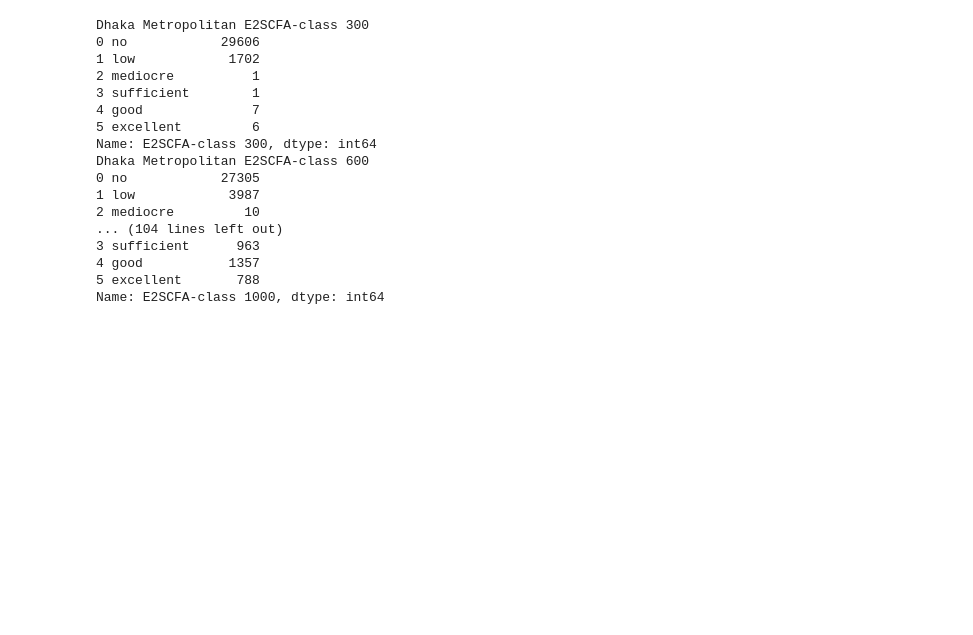
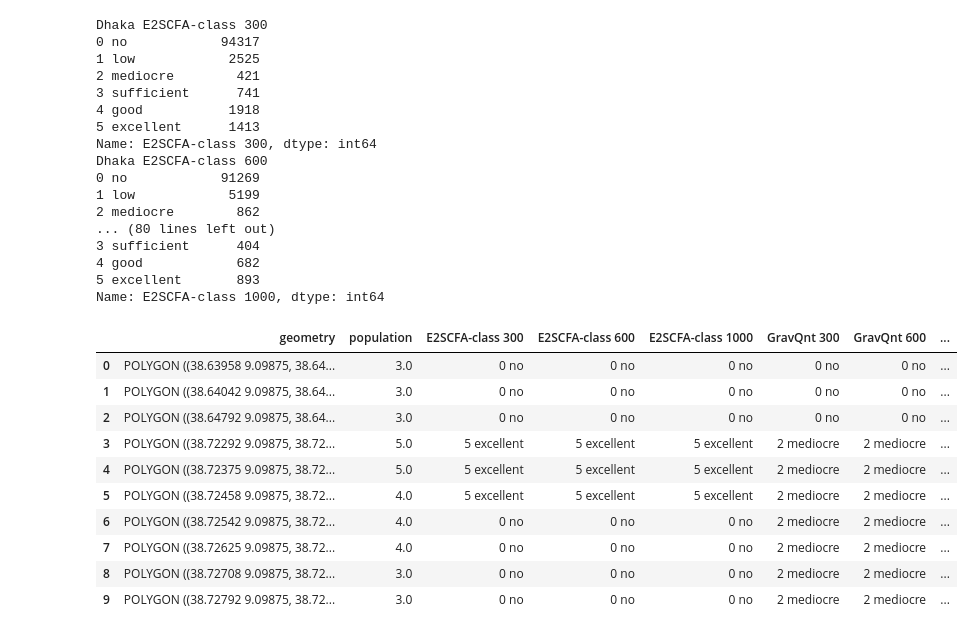
Before and after one commit to Bart-Breekveldt/Urban_Greenspace_Accessibility, a Jupyter notebook: Classification.ipynb, the cells around one changed output. Saved outputs shown, nothing was run; the diff lists cells and outputs as text; code cells hidden in the pictures; blank space fills up the shorter version.

```diff
--- a/Classification.ipynb
+++ b/Classification.ipynb
@@ -8,11 +9,15 @@ import sys
 # %%
-cities = ['Dhaka Metropolitan','Ghent','Philadelphia','Tel Aviv','Washington DC']
 thresholds = [300, 600, 1000]
 # %%
 warnings.filterwarnings('ignore')
+
+path = "D:/Dumps/GEE-WP Scores/Gravity/100m grids/Grid_geoms/"
+ls_file = os.listdir(path)
+ls_file = np.array(ls_file)[[i.rsplit('_')[1] == 'grav3' for i in ls_file]]
+
 cities_scores = list()
-for i in cities:
-    city_score = gpd.read_file(r'D:\Dumps\Scores output WP2-OSM\100m grids\Grid_geoms\gridscore_grav3_'+i+'.gpkg')
+for i in ls_file:
+    city_score = gpd.read_file(path+i)
     scores_df = city_score.iloc[range(0,len(city_score),3)]['geometry'].reset_index(drop = True)
     for j in thresholds:
         ls = list()
@@ -30,10 +35,11 @@ for i in cities:
                 ls.append('4 good')
             else: # above four perfect scores (or 8 UGS on half the threshold distance)
                 ls.append('5 excellent')
-        print(i, j)
+        print(i.rsplit('_')[2].rsplit('.')[0], j)
         scores_df = pd.concat([scores_df,
                                pd.Series(round(score, 1), name = 'Grav-Sc '+str(j)),
                                pd.Series(ls, name = 'GravQnt '+str(j))],
                               axis = 1)
     cities_scores.append(scores_df)
+cities_scores[0]
 # %% [output]
@@ -74,7 +71,9 @@ files = [pd.read_csv('D:/Dumps/E2SFCA/Scores/'+i+'.csv') for i in cities]
 # %%
 E2SCFA_class = list()
-for i in cities:
-    city_score = pd.read_csv('D:/Dumps/E2SFCA/Scores/'+i+'.csv')
+path = "D:/Dumps/GEE-WP Scores/E2SFCA/100m grids/grid_geoms/"
+ls_file = os.listdir(path)
+for i in ls_file:
+    city_score = gpd.read_file(path+i)
     score_df = city_score['population']
     for j in thresholds:
         ls = list()
@@ -92,10 +91,11 @@ for i in cities:
                 ls.append('4 good') # below the 100m2 is still a good score
             else:
                 ls.append('5 excellent') # above it will be excellent
-        print(i, j)
+        print(i.rsplit('.')[0], j)
         score_df = pd.concat([score_df,
                               round(pd.Series(score, name = 'E2SCFA-Sc '+str(j)),2),
                               pd.Series(ls, name = 'E2SCFA-class '+str(j))],
                              axis = 1)
     E2SCFA_class.append(score_df)
+E2SCFA_class[0]
 # %% [output]
@@ -157,7 +151,8 @@ for i in enumerate(cities):
     score = pd.concat([score, pd.DataFrame(ls2)])
 
     score = gpd.GeoDataFrame(score, geometry = 'geometry', crs = 4326)
-    score.to_file('D:/Dumps/Scores output WP2-OSM/100m grids/'+i[1]+'.gpkg')
+    score.to_file('D:/Dumps/GEE-WP Scores/'+i[1]+'.gpkg')
+    score.iloc[:,score.columns != 'geometry'].to_csv('D:/Dumps/GEE-WP Scores/'+i[1]+'.csv')
     scores.append(score)
 # %%
 [[print(city[1],
@@ -166,20 +161,34 @@ for i in enumerate(cities):
  for city in enumerate(cities)]
 sys.stdout.flush()
 # %% [output]
-Dhaka Metropolitan E2SCFA-class 300
-0 no            29606
-1 low            1702
-2 mediocre          1
-3 sufficient        1
-4 good              7
-5 excellent         6
+Dhaka E2SCFA-class 300
+0 no            94317
+1 low            2525
+2 mediocre        421
+3 sufficient      741
+4 good           1918
+5 excellent      1413
 Name: E2SCFA-class 300, dtype: int64
-Dhaka Metropolitan E2SCFA-class 600
-0 no            27305
-1 low            3987
-2 mediocre         10
-... (104 lines left out)
-3 sufficient      963
-4 good           1357
-5 excellent       788
+Dhaka E2SCFA-class 600
+0 no            91269
+1 low            5199
+2 mediocre        862
+... (80 lines left out)
+3 sufficient      404
+4 good            682
+5 excellent       893
 Name: E2SCFA-class 1000, dtype: int64
+# %%
+scores[0][0:10]
+# %% [output]
+|  | geometry | population | E2SCFA-class 300 | E2SCFA-class 600 | E2SCFA-class 1000 | GravQnt 300 | GravQnt 600 | ... |
+| 0 | POLYGON ((38.63958 9.09875, 38.64... | 3.0 | 0 no | 0 no | 0 no | 0 no | 0 no | ... |
+| 1 | POLYGON ((38.64042 9.09875, 38.64... | 3.0 | 0 no | 0 no | 0 no | 0 no | 0 no | ... |
+| 2 | POLYGON ((38.64792 9.09875, 38.64... | 3.0 | 0 no | 0 no | 0 no | 0 no | 0 no | ... |
+| 3 | POLYGON ((38.72292 9.09875, 38.72... | 5.0 | 5 excellent | 5 excellent | 5 excellent | 2 mediocre | 2 mediocre | ... |
+| 4 | POLYGON ((38.72375 9.09875, 38.72... | 5.0 | 5 excellent | 5 excellent | 5 excellent | 2 mediocre | 2 mediocre | ... |
+| 5 | POLYGON ((38.72458 9.09875, 38.72... | 4.0 | 5 excellent | 5 excellent | 5 excellent | 2 mediocre | 2 mediocre | ... |
+| 6 | POLYGON ((38.72542 9.09875, 38.72... | 4.0 | 0 no | 0 no | 0 no | 2 mediocre | 2 mediocre | ... |
+| 7 | POLYGON ((38.72625 9.09875, 38.72... | 4.0 | 0 no | 0 no | 0 no | 2 mediocre | 2 mediocre | ... |
+| 8 | POLYGON ((38.72708 9.09875, 38.72... | 3.0 | 0 no | 0 no | 0 no | 2 mediocre | 2 mediocre | ... |
+| 9 | POLYGON ((38.72792 9.09875, 38.72... | 3.0 | 0 no | 0 no | 0 no | 2 mediocre | 2 mediocre | ... |
```
Also changed, not shown: parts of 6 cells of this notebook, 2 other files.
